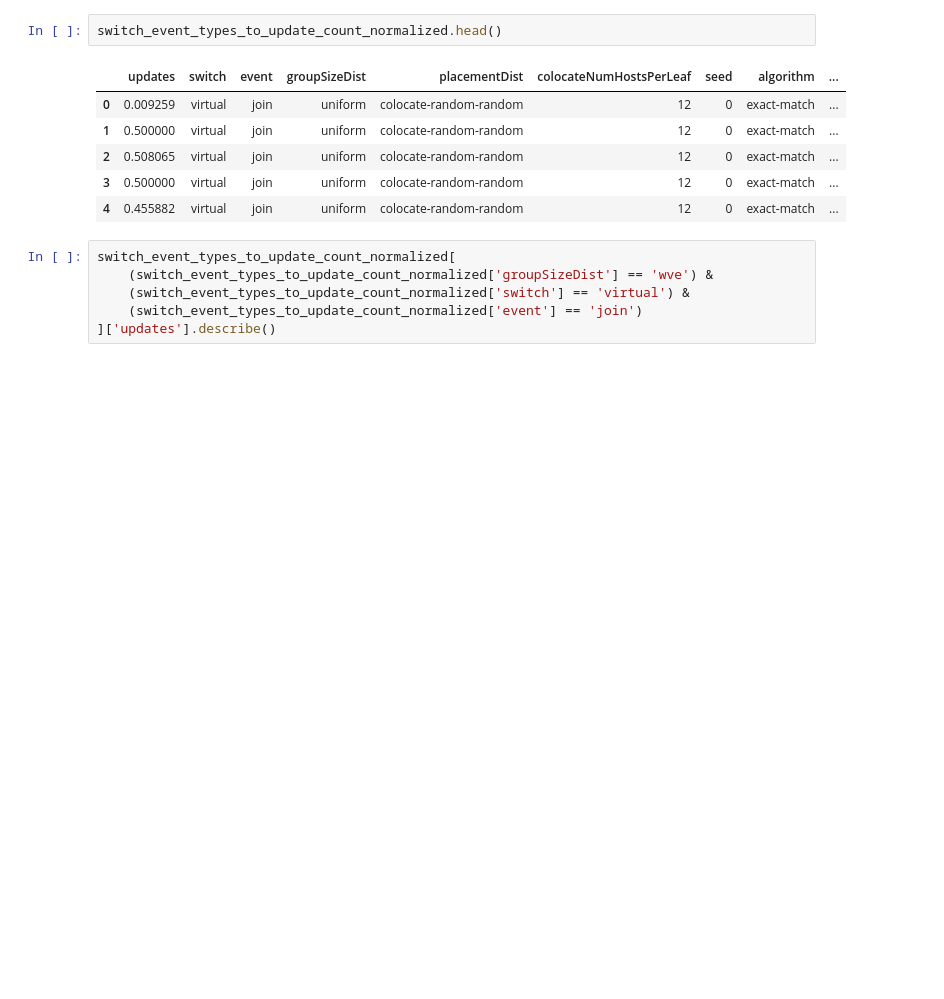
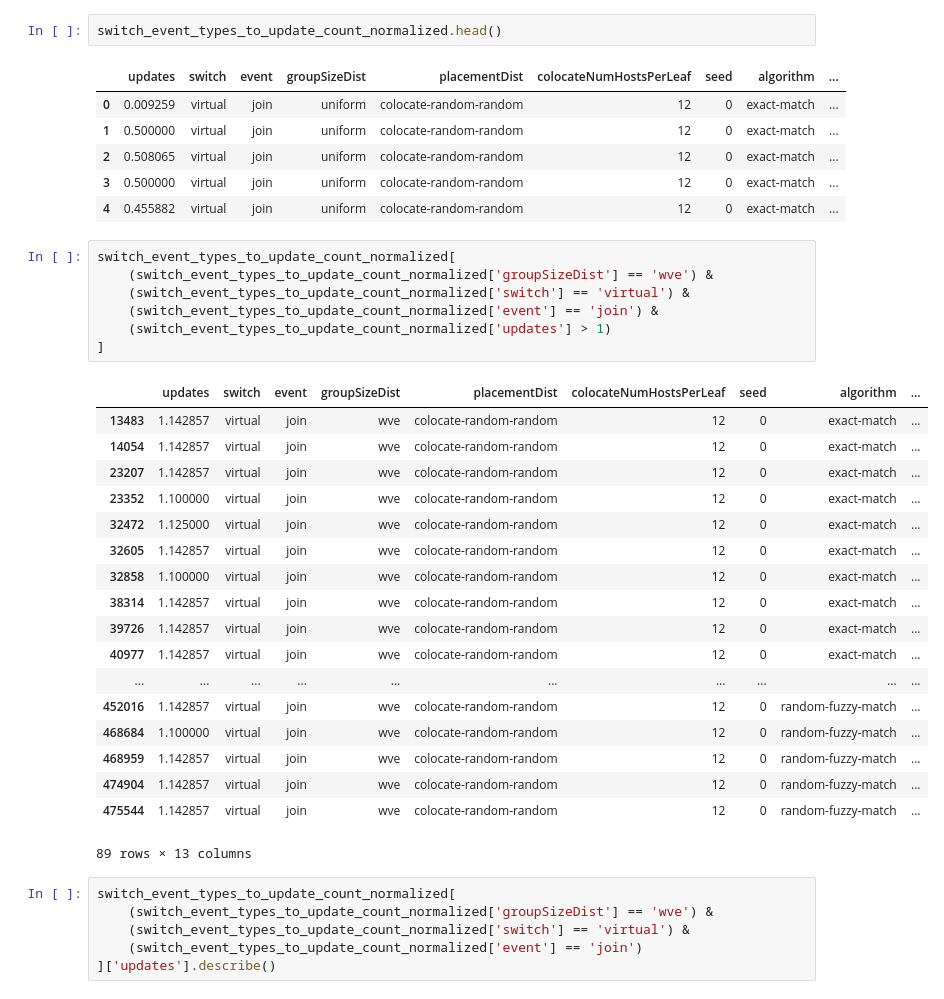
Before and after one commit to Elmo-MCast/numerical-evals, a Jupyter notebook: notebooks/12-4-2017/baseerat-100K-random-dynamic.ipynb, the cells around one changed output. Saved outputs shown, nothing was run; the diff lists cells and outputs as text; blank space fills up the shorter version.

```diff
--- a/notebooks/12-4-2017/baseerat-100K-random-dynamic.ipynb
+++ b/notebooks/12-4-2017/baseerat-100K-random-dynamic.ipynb
@@ -104,6 +104,32 @@ switch_event_types_to_update_count_normalized.head()
 | 2 | 0.508065 | virtual | join | uniform | colocate-random-random | 12 | 0 | exact-match | ... |
 | 3 | 0.500000 | virtual | join | uniform | colocate-random-random | 12 | 0 | exact-match | ... |
 | 4 | 0.455882 | virtual | join | uniform | colocate-random-random | 12 | 0 | exact-match | ... |
+# %%
+switch_event_types_to_update_count_normalized[
+    (switch_event_types_to_update_count_normalized['groupSizeDist'] == 'wve') &
+    (switch_event_types_to_update_count_normalized['switch'] == 'virtual') &
+    (switch_event_types_to_update_count_normalized['event'] == 'join') &
+    (switch_event_types_to_update_count_normalized['updates'] > 1)
+]
+# %% [output]
+|  | updates | switch | event | groupSizeDist | placementDist | colocateNumHostsPerLeaf | seed | algorithm | ... |
+| 13483 | 1.142857 | virtual | join | wve | colocate-random-random | 12 | 0 | exact-match | ... |
+| 14054 | 1.142857 | virtual | join | wve | colocate-random-random | 12 | 0 | exact-match | ... |
+| 23207 | 1.142857 | virtual | join | wve | colocate-random-random | 12 | 0 | exact-match | ... |
+| 23352 | 1.100000 | virtual | join | wve | colocate-random-random | 12 | 0 | exact-match | ... |
+| 32472 | 1.125000 | virtual | join | wve | colocate-random-random | 12 | 0 | exact-match | ... |
+| 32605 | 1.142857 | virtual | join | wve | colocate-random-random | 12 | 0 | exact-match | ... |
+| 32858 | 1.100000 | virtual | join | wve | colocate-random-random | 12 | 0 | exact-match | ... |
+| 38314 | 1.142857 | virtual | join | wve | colocate-random-random | 12 | 0 | exact-match | ... |
+| 39726 | 1.142857 | virtual | join | wve | colocate-random-random | 12 | 0 | exact-match | ... |
+| 40977 | 1.142857 | virtual | join | wve | colocate-random-random | 12 | 0 | exact-match | ... |
+| ... | ... | ... | ... | ... | ... | ... | ... | ... | ... |
+| 452016 | 1.142857 | virtual | join | wve | colocate-random-random | 12 | 0 | random-fuzzy-match | ... |
+| 468684 | 1.100000 | virtual | join | wve | colocate-random-random | 12 | 0 | random-fuzzy-match | ... |
+| 468959 | 1.142857 | virtual | join | wve | colocate-random-random | 12 | 0 | random-fuzzy-match | ... |
+| 474904 | 1.142857 | virtual | join | wve | colocate-random-random | 12 | 0 | random-fuzzy-match | ... |
+| 475544 | 1.142857 | virtual | join | wve | colocate-random-random | 12 | 0 | random-fuzzy-match | ... |
+89 rows × 13 columns
 # %%
 switch_event_types_to_update_count_normalized[
     (switch_event_types_to_update_count_normalized['groupSizeDist'] == 'wve') &
```
Also changed, not shown: 1 other file.
